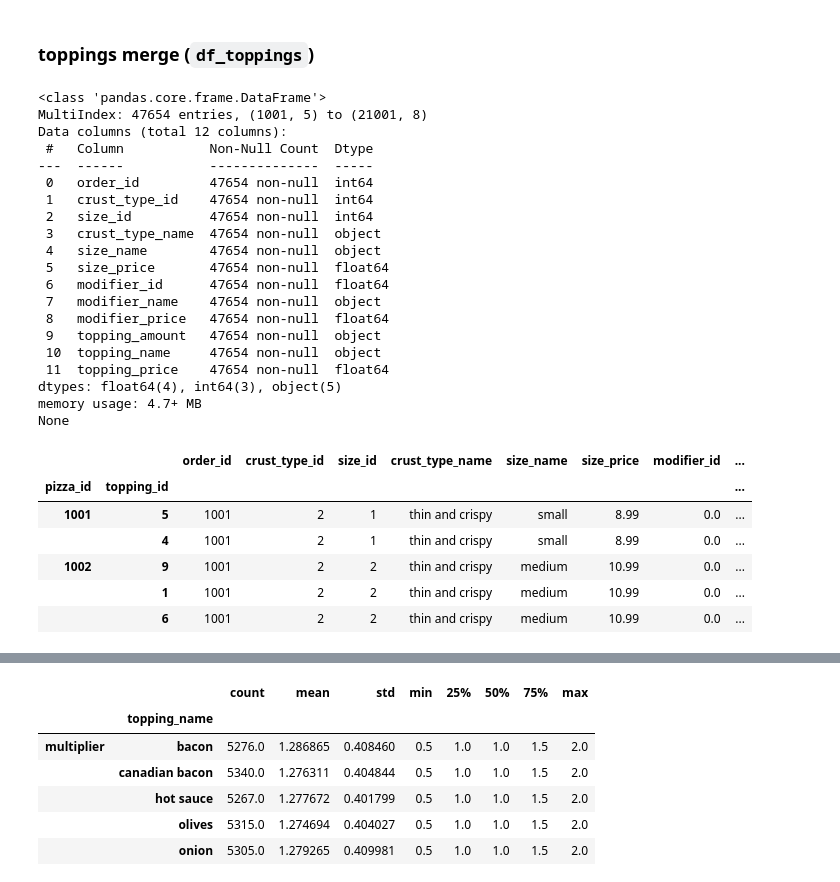
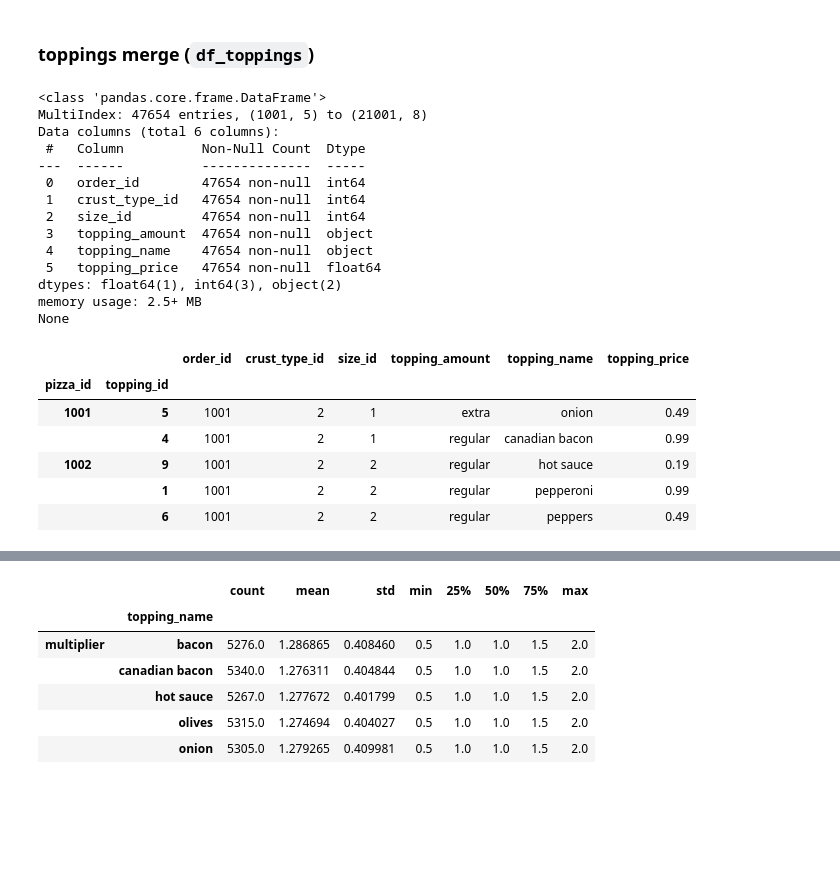
Before and after one commit to kjeliasen/zach_pandas, a Jupyter notebook: Zach_pandas_notebook.ipynb, the cells around one changed output, grey strips where cells are left out. Saved outputs shown, nothing was run; the diff lists cells and outputs as text; code cells hidden in the pictures; blank space fills up the shorter version.

```diff
--- a/Zach_pandas_notebook.ipynb
+++ b/Zach_pandas_notebook.ipynb
@@ -576,37 +576,31 @@ pizza_modifiers.set_index('pizza_id', inplace=True)
 # %% [markdown]
 ### toppings merge (`df_toppings`)
 # %%
-df_toppings = df_pizzas.copy().join(pizza_toppings, how='left')
+df_toppings = pizzas.copy().join(pizza_toppings, how='left')
 df_toppings = df_toppings.join(toppings, how='left')
 show_df(df_toppings)
 # %% [output]
 <class 'pandas.core.frame.DataFrame'>
 MultiIndex: 47654 entries, (1001, 5) to (21001, 8)
-Data columns (total 12 columns):
- #   Column           Non-Null Count  Dtype
----  ------           --------------  -----
- 0   order_id         47654 non-null  int64
- 1   crust_type_id    47654 non-null  int64
- 2   size_id          47654 non-null  int64
- 3   crust_type_name  47654 non-null  object
- 4   size_name        47654 non-null  object
- 5   size_price       47654 non-null  float64
- 6   modifier_id      47654 non-null  float64
- 7   modifier_name    47654 non-null  object
- 8   modifier_price   47654 non-null  float64
- 9   topping_amount   47654 non-null  object
- 10  topping_name     47654 non-null  object
- 11  topping_price    47654 non-null  float64
-dtypes: float64(4), int64(3), object(5)
-memory usage: 4.7+ MB
+Data columns (total 6 columns):
+ #   Column          Non-Null Count  Dtype
+---  ------          --------------  -----
+ 0   order_id        47654 non-null  int64
+ 1   crust_type_id   47654 non-null  int64
+ 2   size_id         47654 non-null  int64
+ 3   topping_amount  47654 non-null  object
+ 4   topping_name    47654 non-null  object
+ 5   topping_price   47654 non-null  float64
+dtypes: float64(1), int64(3), object(2)
+memory usage: 2.5+ MB
 None
-|  |  | order_id | crust_type_id | size_id | crust_type_name | size_name | size_price | modifier_id | ... |
-| pizza_id | topping_id |  |  |  |  |  |  |  | ... |
-| 1001 | 5 | 1001 | 2 | 1 | thin and crispy | small | 8.99 | 0.0 | ... |
-|  | 4 | 1001 | 2 | 1 | thin and crispy | small | 8.99 | 0.0 | ... |
-| 1002 | 9 | 1001 | 2 | 2 | thin and crispy | medium | 10.99 | 0.0 | ... |
-|  | 1 | 1001 | 2 | 2 | thin and crispy | medium | 10.99 | 0.0 | ... |
-|  | 6 | 1001 | 2 | 2 | thin and crispy | medium | 10.99 | 0.0 | ... |
+|  |  | order_id | crust_type_id | size_id | topping_amount | topping_name | topping_price |
+| pizza_id | topping_id |  |  |  |  |  |  |
+| 1001 | 5 | 1001 | 2 | 1 | extra | onion | 0.49 |
+|  | 4 | 1001 | 2 | 1 | regular | canadian bacon | 0.99 |
+| 1002 | 9 | 1001 | 2 | 2 | regular | hot sauce | 0.19 |
+|  | 1 | 1001 | 2 | 2 | regular | pepperoni | 0.99 |
+|  | 6 | 1001 | 2 | 2 | regular | peppers | 0.49 |
 # %%
 topping_multipliers={'regular':1,
 'extra':1.5,
```
Also changed, not shown: parts of 7 cells of this notebook.
